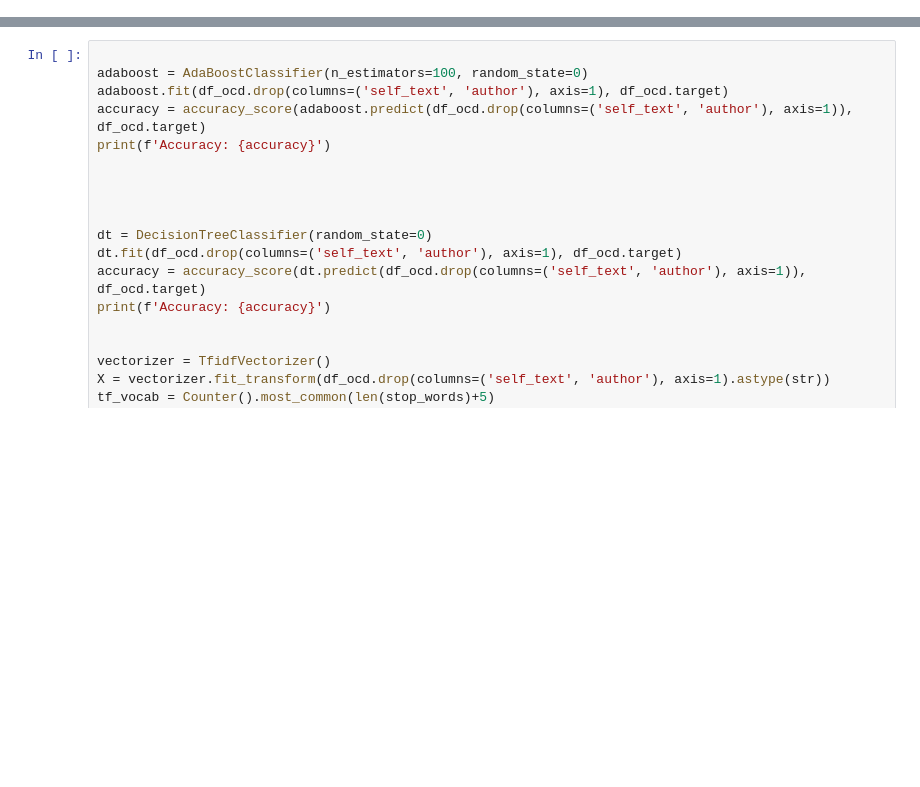
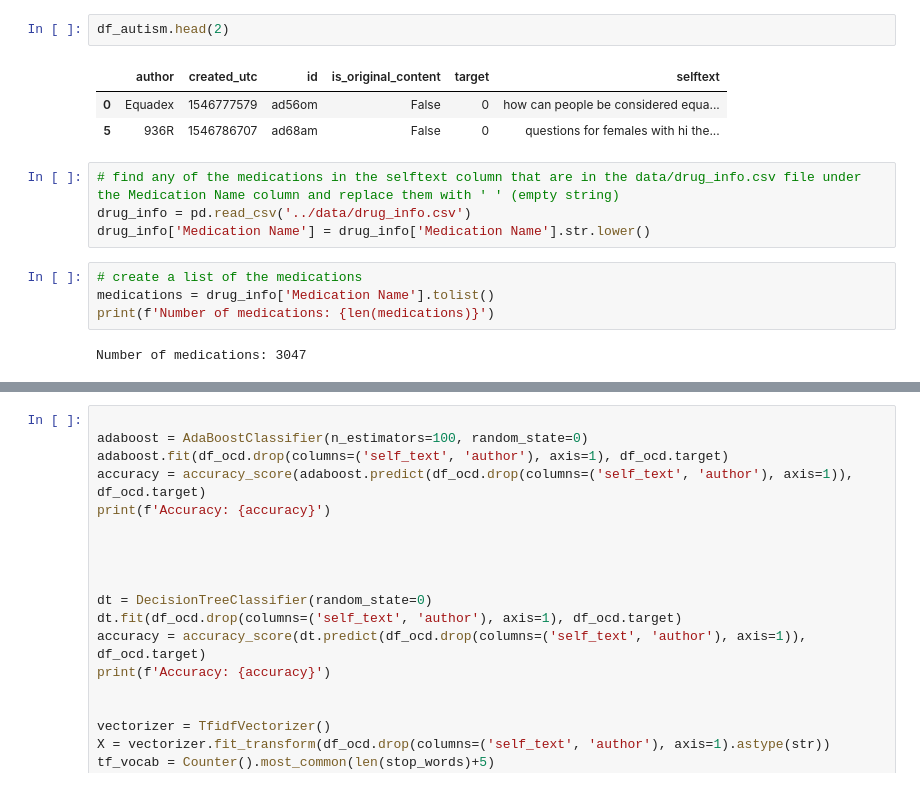
Before and after one commit to grahamwaters/Reddit-NLP-Analysis, a Jupyter notebook: notebooks/final_report.ipynb, the cells around one changed output, grey strips where cells are left out. Cells and saved outputs as stored; diff of their text form; blank space fills up the shorter version.

```diff
--- a/notebooks/final_report.ipynb
+++ b/notebooks/final_report.ipynb
@@ -65,0 +353,16 @@ Error:
+# %%
+df_autism.head(2)
+# %% [output]
+|  | author | created_utc | id | is_original_content | target | selftext |
+| 0 | Equadex | 1546777579 | ad56om | False | 0 | how can people be considered equa... |
+| 5 | 936R | 1546786707 | ad68am | False | 0 | questions for females with hi the... |
+# %%
+# find any of the medications in the selftext column that are in the data/drug_info.csv file under the Medication Name column and replace them with ' ' (empty string)
+drug_info = pd.read_csv('../data/drug_info.csv')
+drug_info['Medication Name'] = drug_info['Medication Name'].str.lower()
+# %%
+# create a list of the medications
+medications = drug_info['Medication Name'].tolist()
+print(f'Number of medications: {len(medications)}')
+# %% [output]
+Number of medications: 3047
```
Also changed, not shown: parts of 41 cells of this notebook, 2 other files.
